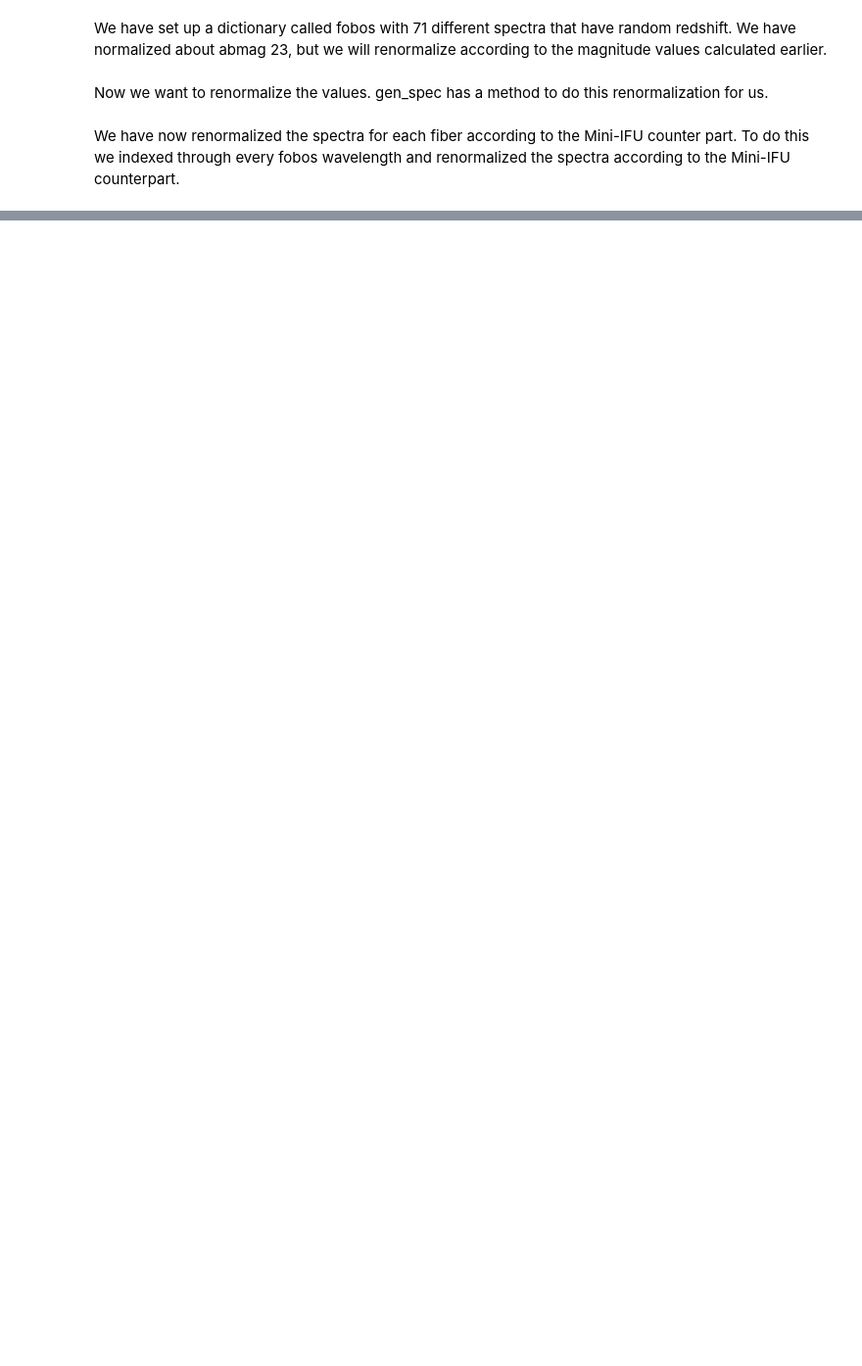
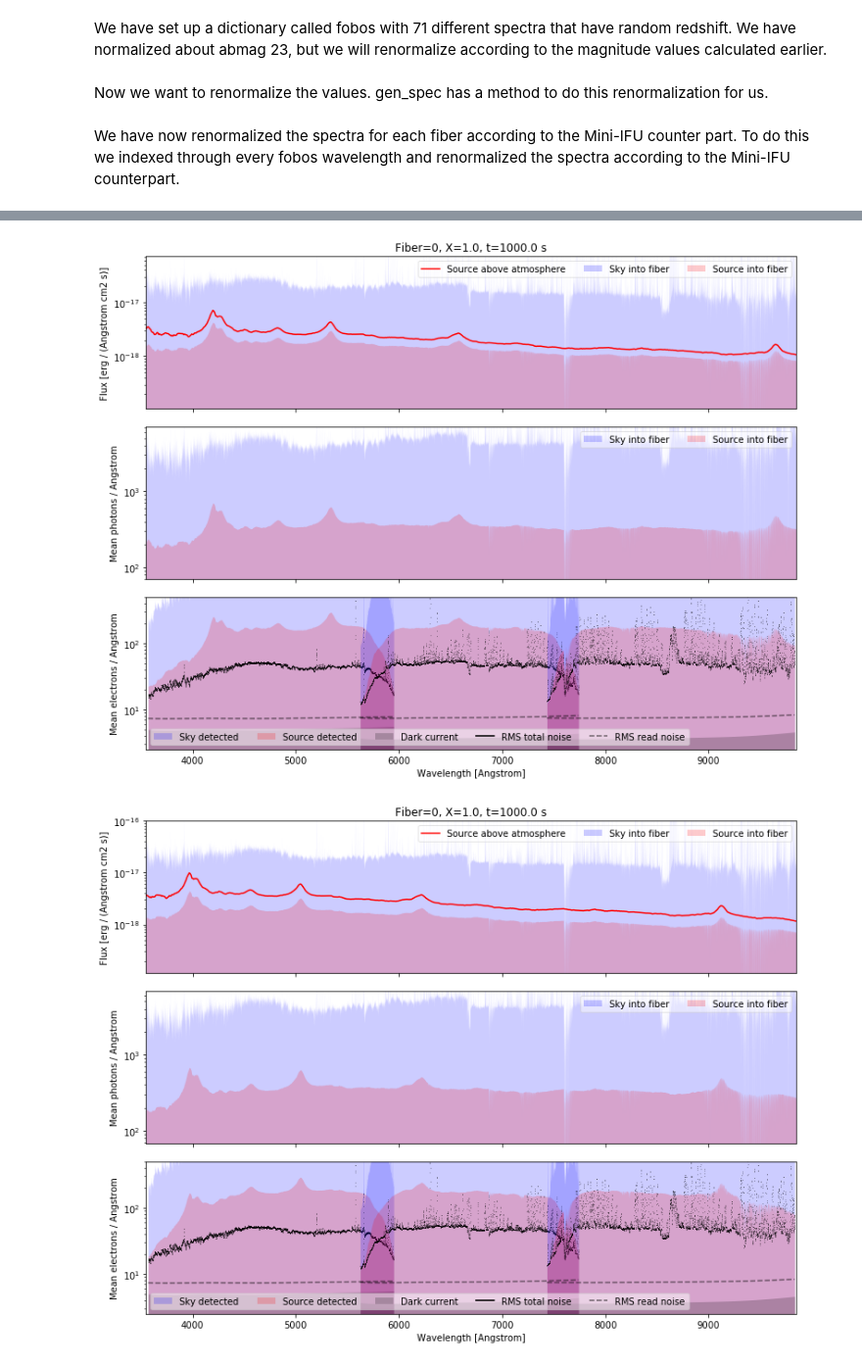
Before and after one commit to richardpan38/FOBOS, a Jupyter notebook: doc/Fobos-Sim.ipynb, the cells around one changed output, grey strips where cells are left out. Shown at 98% size. Drawn from its saved outputs; the diff is of its cells as text; code cells hidden in the pictures; blank space fills up the shorter version.

```diff
--- a/doc/Fobos-Sim.ipynb
+++ b/doc/Fobos-Sim.ipynb
@@ -36,14 +37,14 @@ gen.catalog_info('/Users/RichardP/Research/FOBOS/Samples/photoz_vers2.0_010312_U
 # %% [markdown]
 First, we are going to look for a specific object with IMAG between 23 - 24 and save them into a list for specsim later. These objects will be the magnitude objects we use to renormalize.
 # %%
-target_indexes = []
+gen.target_indexes = []
 def sample_index():
     counter = 0
     for i in range(0, len(gen.objects_index)):
         if counter <= 70:
             if gen.objects_Imag[i] > 23 and gen.objects_Imag[i] < 24:
                 print(str(gen.objects_id[i]) + "_" + str(i) + ": " + str(gen.objects_Imag[i]))
-                target_indexes.append(i)
+                gen.target_indexes.append(i)
                 counter += 1
 sample_index()
 # %% [output]
@@ -158,9 +124,0 @@ We want to generate 71 spectra each with 7 fibers. This is to represent 7 Mini-I
-# %%
-fobos = {}
-for i in range(0,71):
-    desi = specsim.simulator.Simulator('/users/richardp/research/fobos/desi/specsim/specsim/data/config/fobos.yaml', num_fibers=7)
-    rand_int = round(random.uniform(2.0, 3.0), 3)
-    desi.source.update_in("qso_z0", "perfect", desi.source.wavelength_in, desi.source.flux_in, z_in=0)
-    desi.source.update_out(z_out = rand_int, filter_name = "sdss2010-i", ab_magnitude_out = 23)
-    desi.simulate()
-    fobos[str(i).format(i)] = desi
@@ -183,15 +143,15 @@ Now we want to renormalize the values. gen_spec has a method to do this renormal
 def mag_normalization(Mini_IFU_list, original_mag, IFU_number):
     for i in range(0,71):
         for j in range(0,63001):
-            gen.renormalization(Mini_IFU_list[i], original_mag, float(fobos[str(i)].simulated["source_flux"][j][IFU_number]))
-            fobos[str(i)].simulated["source_flux"][j][IFU_number] = gen.flux1val
-mag_normalization(Mag0, 23, 0)
-mag_normalization(Mag1, 23, 1)
-mag_normalization(Mag2, 23, 2)
-mag_normalization(Mag3, 23, 3)
-mag_normalization(Mag4, 23, 4)
-mag_normalization(Mag5, 23, 5)
-mag_normalization(Mag6, 23, 6)
+            gen.renormalization(Mini_IFU_list[i], original_mag, float(gen.fobos[str(i)].simulated["source_flux"][j][IFU_number]))
+            gen.fobos[str(i)].simulated["source_flux"][j][IFU_number] = gen.flux1val
+mag_normalization(gen.Mag0, 23, 0)
+mag_normalization(gen.Mag1, 23, 1)
+mag_normalization(gen.Mag2, 23, 2)
+mag_normalization(gen.Mag3, 23, 3)
+mag_normalization(gen.Mag4, 23, 4)
+mag_normalization(gen.Mag5, 23, 5)
+mag_normalization(gen.Mag6, 23, 6)
 # %% [markdown]
 We have now renormalized the spectra for each fiber according to the Mini-IFU counter part. To do this we indexed through every fobos wavelength and renormalized the spectra according to the Mini-IFU counterpart.
 # %%
@@ -209,0 +187,14 @@ print(fobos['1'].simulated["source_flux"][0])
+# %%
+mag_normalization(gen.Mag0, 23, 0)
+mag_normalization(gen.Mag1, 23, 1)
+mag_normalization(gen.Mag2, 23, 2)
+mag_normalization(gen.Mag3, 23, 3)
+mag_normalization(gen.Mag4, 23, 4)
+mag_normalization(gen.Mag5, 23, 5)
+mag_normalization(gen.Mag6, 23, 6)
+gen.fobos['1'].plot()
+gen.fobos['20'].plot()
+gen.fobos['32'].plot()
+# %% [output]
+[figure, added]
+[figure, added]
```
Also changed, not shown: parts of 16 cells of this notebook, 2 other files.
